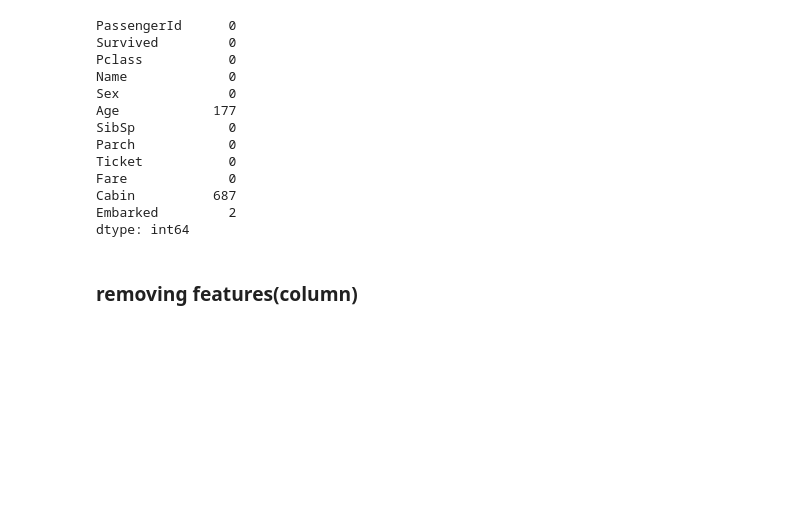
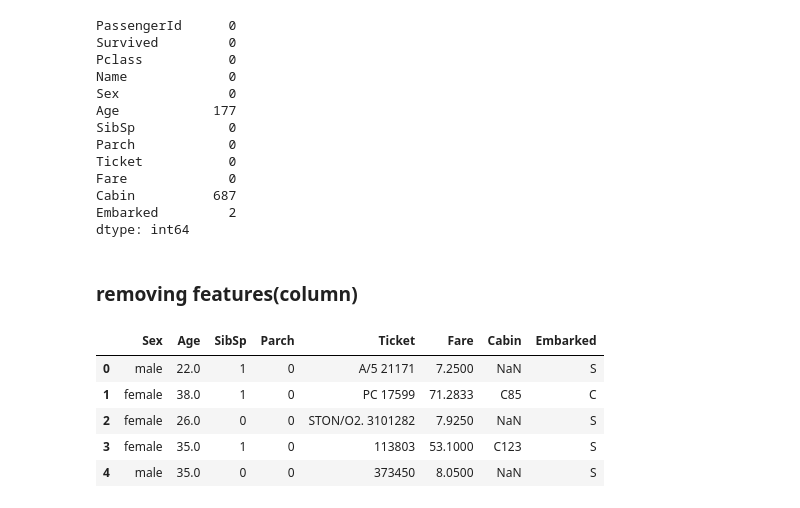
Before and after one commit to davidkhadka5555-lgtm/panda-learning, a Jupyter notebook: panda learning/panda_02.ipynb, the cells around one changed output. Drawn from its saved outputs; the diff is of its cells as text; code cells hidden in the pictures; blank space fills up the shorter version.

```diff
--- a/panda learning/panda_02.ipynb
+++ b/panda learning/panda_02.ipynb
@@ -158,3 +158,14 @@ Embarked         2
 dtype: int64
 # %% [markdown]
 ### removing features(column)
+# %%
+df = df.drop(columns=["PassengerId", "Survived", "Pclass", "Name"])
+# %%
+df.head()
+# %% [output]
+|  | Sex | Age | SibSp | Parch | Ticket | Fare | Cabin | Embarked |
+| 0 | male | 22.0 | 1 | 0 | A/5 21171 | 7.2500 | NaN | S |
+| 1 | female | 38.0 | 1 | 0 | PC 17599 | 71.2833 | C85 | C |
+| 2 | female | 26.0 | 0 | 0 | STON/O2. 3101282 | 7.9250 | NaN | S |
+| 3 | female | 35.0 | 1 | 0 | 113803 | 53.1000 | C123 | S |
+| 4 | male | 35.0 | 0 | 0 | 373450 | 8.0500 | NaN | S |
```
Also changed, not shown: parts of 1 cell of this notebook.
